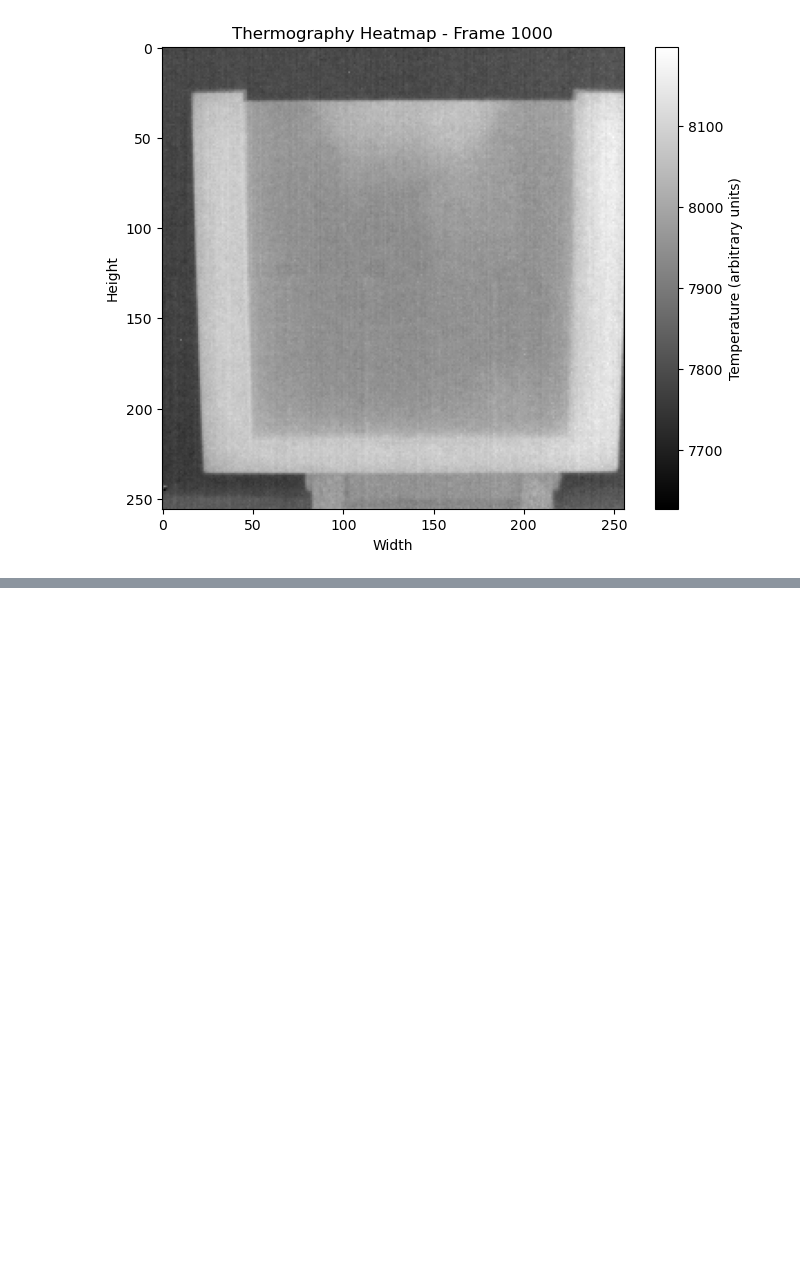
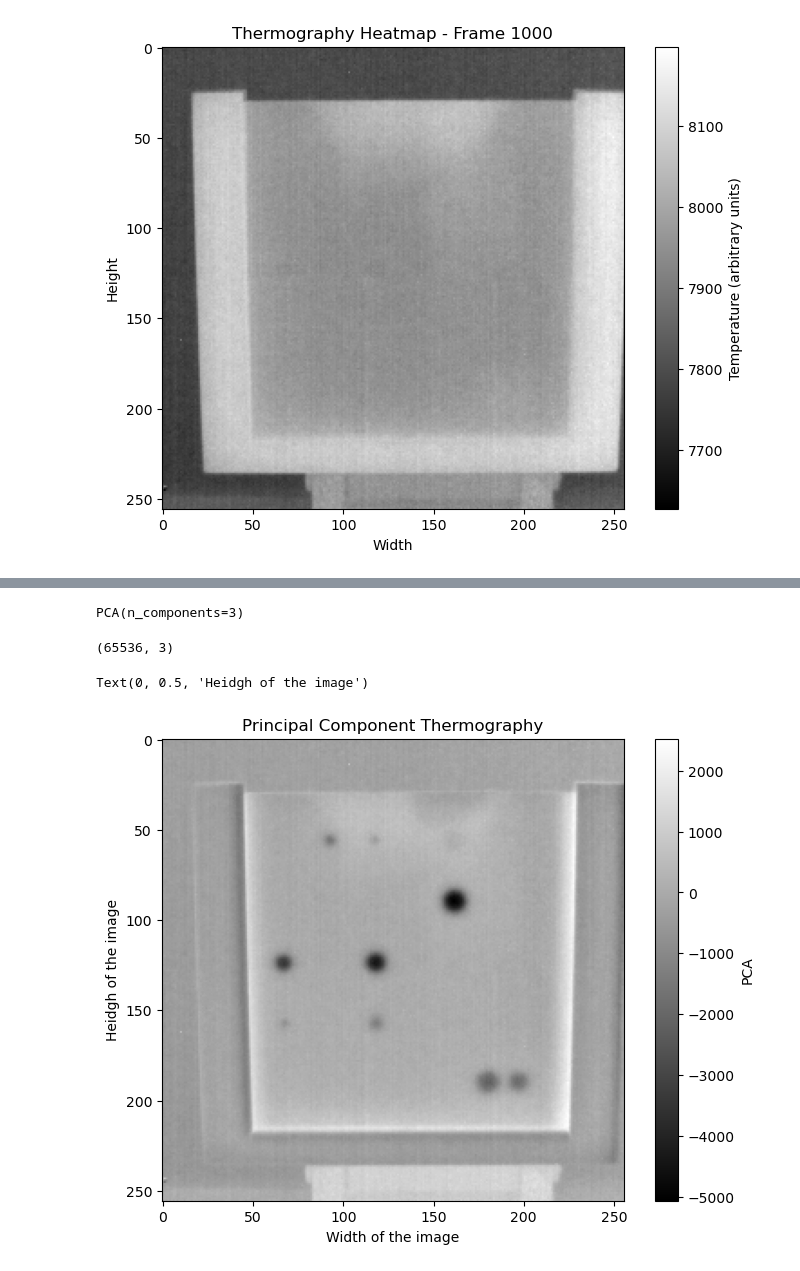
Before and after one commit to konrad-jaworski/Thermal_camera_KAUST, a Jupyter notebook: Neutral_set_testing.ipynb, the cells around one changed output, grey strips where cells are left out. Saved outputs shown, nothing was run; the diff lists cells and outputs as text; code cells hidden in the pictures; blank space fills up the shorter version.

```diff
--- a/Neutral_set_testing.ipynb
+++ b/Neutral_set_testing.ipynb
@@ -91,0 +70,2 @@ plt.show()
+# %%
+reshaped_thremography=np.transpose(reshaped_thermography,(1,0))
@@ -91,0 +78,25 @@ plt.show()
+# %%
+pca=PCA(n_components=3)
+pca.fit(reshaped_thremography)
+# %% [output]
+PCA(n_components=3)
+# %%
+PCT=pca.transform(reshaped_thremography)
+# %%
+PCT.shape
+# %% [output]
+(65536, 3)
+# %%
+PCT=np.transpose(PCT,(1,0))
+PCT=PCT.reshape(PCT.shape[0],thermography_data.shape[1],thermography_data.shape[2])
+# %%
+plt.figure(figsize=(8,6))
+plt.imshow(PCT[2],cmap='gray')
+plt.grid(False)
+plt.colorbar(label='PCA')
+plt.title('Principal Component Thermography')
+plt.xlabel('Width of the image')
+plt.ylabel('Heidgh of the image')
+# %% [output]
+Text(0, 0.5, 'Heidgh of the image')
+[figure, added]
```
Also changed, not shown: parts of 15 cells of this notebook, 2 other files.
